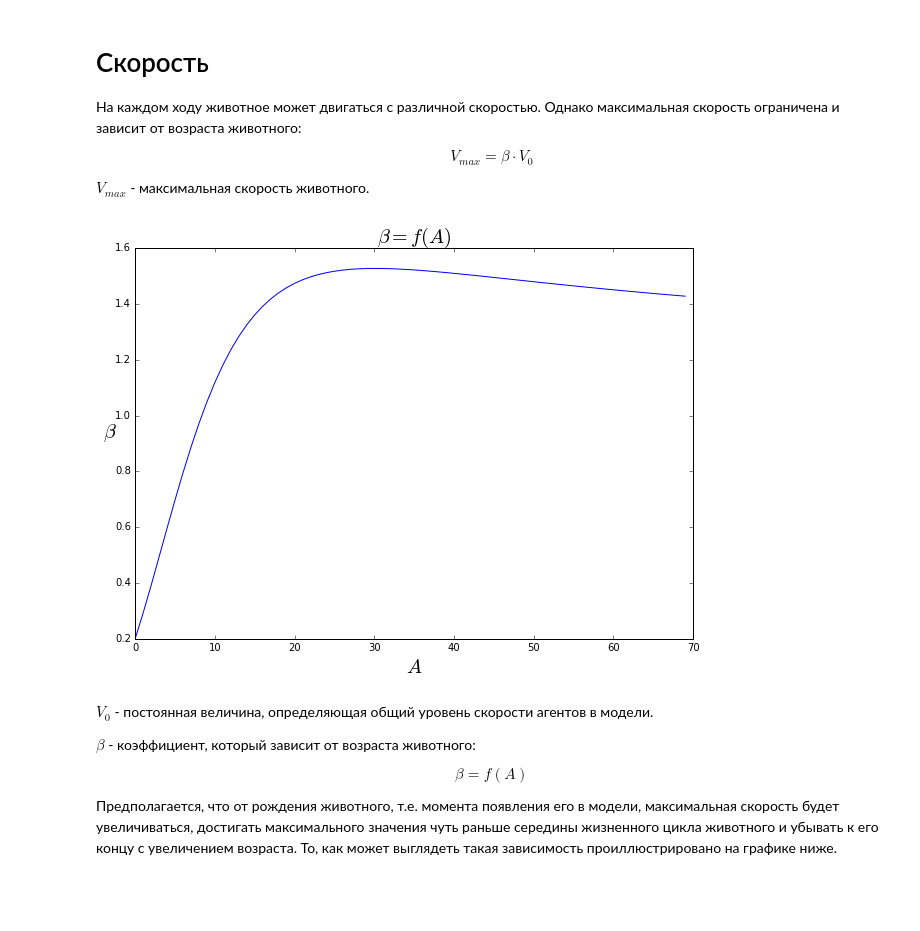
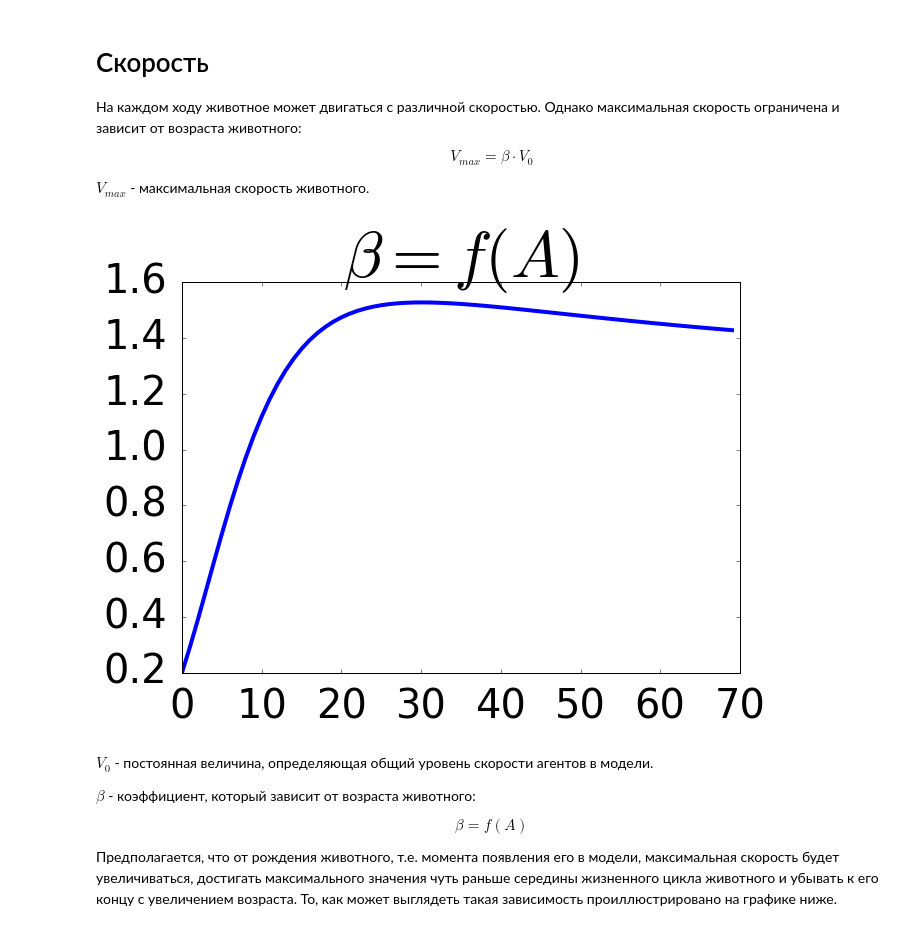
Before and after one commit to Zhuikov/predator-prey, a Jupyter notebook: notebooks/LifeModel.ipynb, the cells around one changed output. Drawn from its saved outputs; the diff is of its cells as text; code cells hidden in the pictures; blank space fills up the shorter version.

```diff
--- a/notebooks/LifeModel.ipynb
+++ b/notebooks/LifeModel.ipynb
@@ -25,21 +25,24 @@ $V_{max}$ - максимальная скорость животного.
 # %%
 import numpy as np
 from matplotlib import pyplot as plt
 %matplotlib inline
 
 def alpha_f(x):
     return ((x**2) + (2*x))/((x**2) + 2.3) + 0.2
 
 t = np.arange(0, 70)
 alpha = alpha_f(np.linspace(0, 7, 70))
 plt.figure(figsize=(10, 7))
-plt.plot(t, alpha, 'b')
-plt.title(r'$\beta = f(A)$', fontsize=20)
-plt.xlabel(r'$A$', fontsize=20, style='oblique')
-plt.ylabel(r'$\beta$', fontsize=20, style='oblique', rotation=0)
+plt.plot(t, alpha, 'b', lw=4)
+plt.title(r'$\beta = f(A)$', fontsize=65)
+#plt.xlabel(r'$A$', fontsize=20, style='oblique')
+#plt.ylabel(r'$\beta$', fontsize=20, style='oblique', rotation=0)
+plt.tick_params(axis='both', which='major', pad=15)
+plt.xticks(fontsize=40)
+plt.yticks(fontsize=40)
 plt.show()
 # %% [output]
-[figure, old version]
+[figure, new version]
 # %% [markdown]
 $V_0$ - постоянная величина, определяющая общий уровень скорости агентов в модели.
 
```
Also changed, not shown: parts of 4 cells of this notebook, 5 other files.
